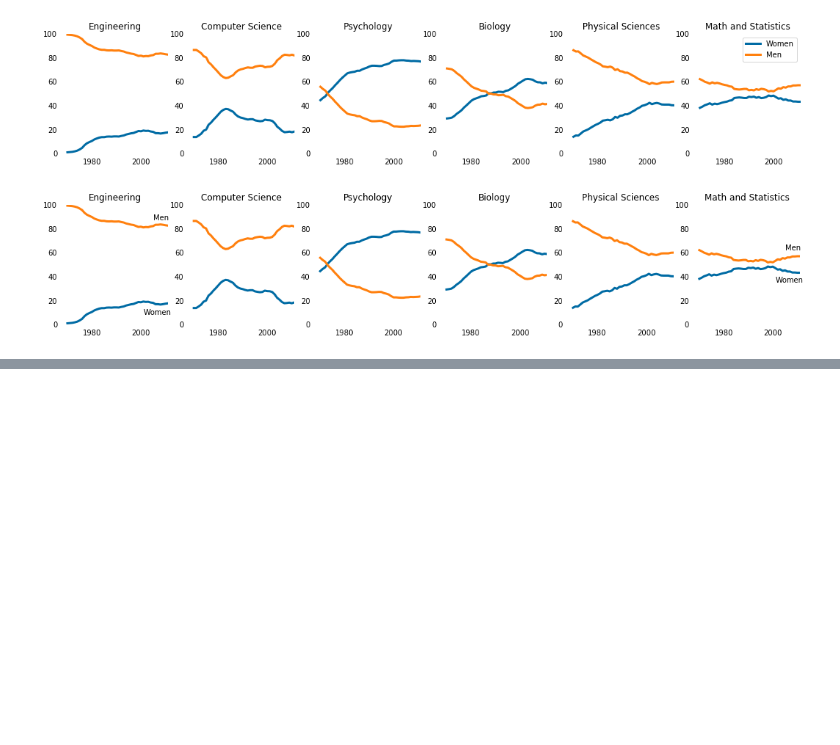
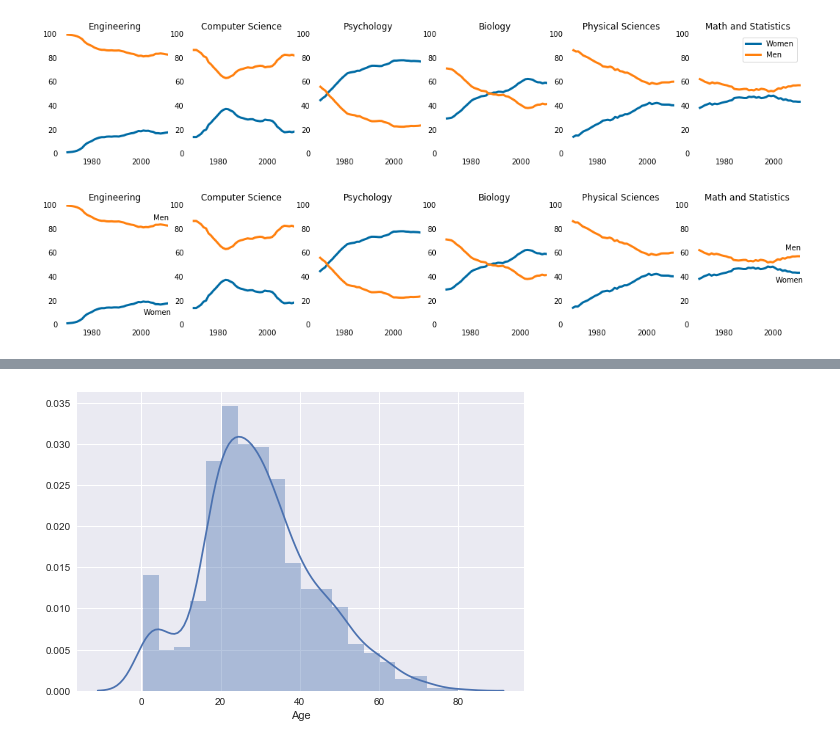
Before and after one commit to freena22/exploring-datasets, a Jupyter notebook: Storytelling_Aesthetics_Data.ipynb, the cells around one changed output, grey strips where cells are left out. Saved outputs shown, nothing was run; the diff lists cells and outputs as text; code cells hidden in the pictures; blank space fills up the shorter version.

```diff
--- a/Storytelling_Aesthetics_Data.ipynb
+++ b/Storytelling_Aesthetics_Data.ipynb
@@ -203,0 +231,7 @@ plt.show()
+# %%
+import seaborn as sns
+import matplotlib.pyplot as plt
+sns.distplot(titanic['Age'])
+plt.show()
+# %% [output]
+[figure, added]
```
Also changed, not shown: parts of 23 cells of this notebook.
